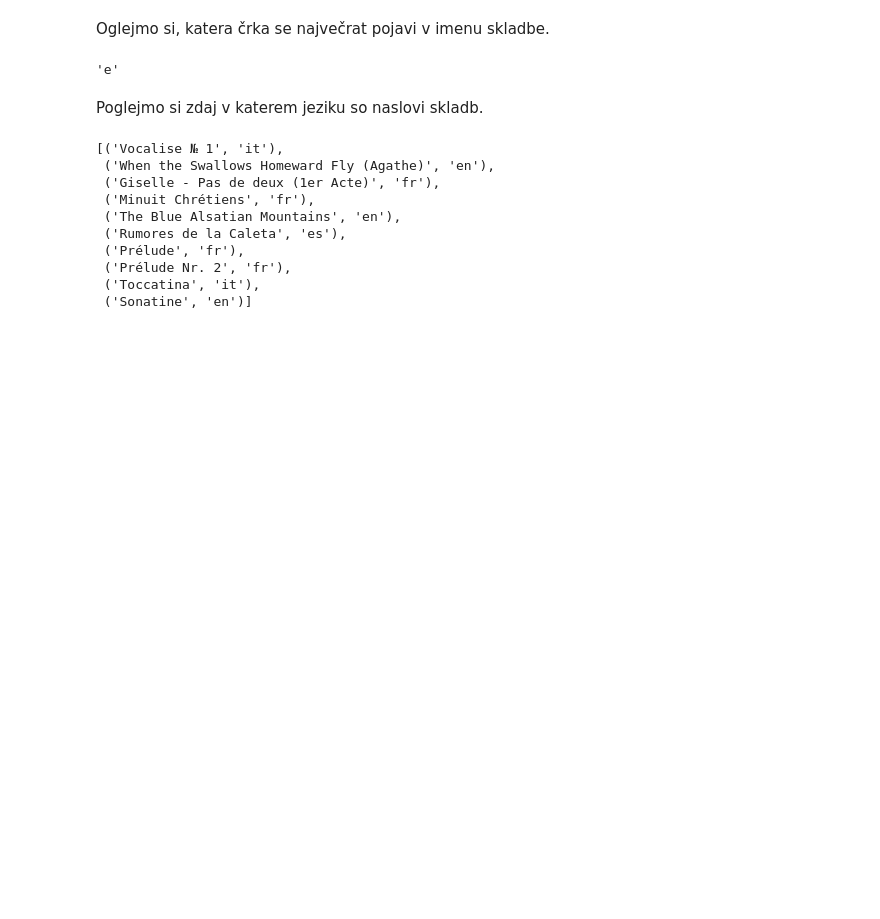
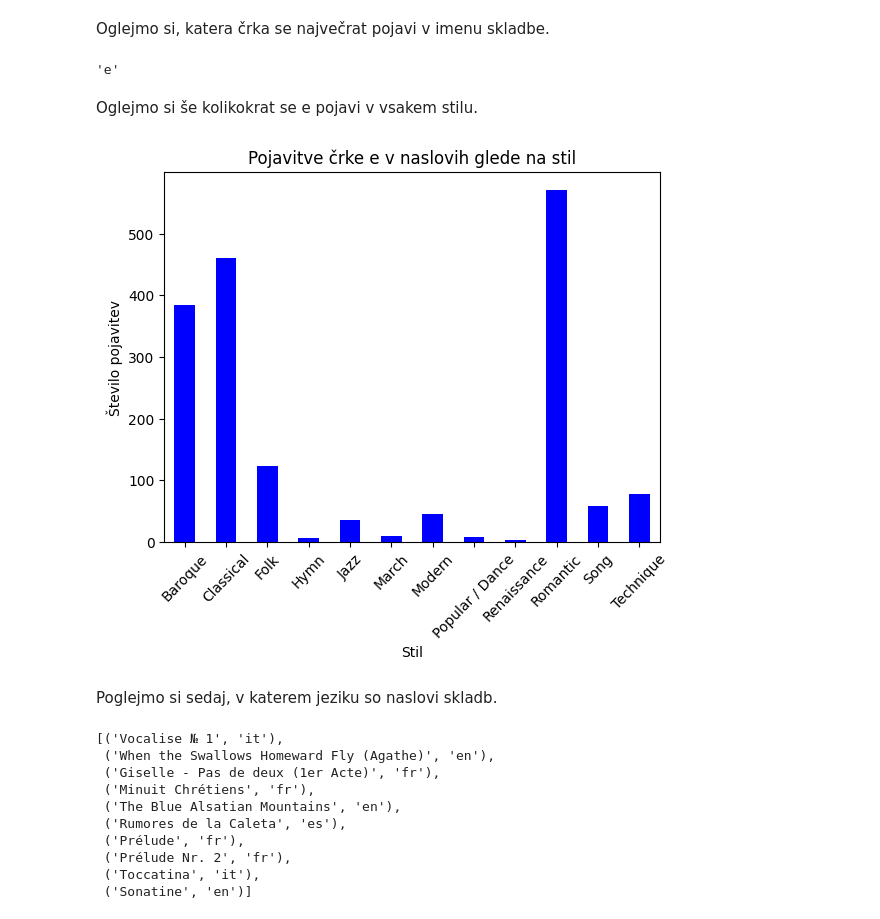
Before and after one commit to mm86903/UVP, a Jupyter notebook: analiza_podatkov.ipynb, the cells around one changed output. Cells and saved outputs as stored; diff of their text form; code cells hidden in the pictures; blank space fills up the shorter version.

```diff
--- a/analiza_podatkov.ipynb
+++ b/analiza_podatkov.ipynb
@@ -222,8 +222,24 @@ for crka, stevilo in slovarcek.items():
 najpogostejsa_crka
 # %% [output]
 'e'
+# %% [markdown]
+Oglejmo si še kolikokrat se e pojavi v vsakem stilu.
+# %%
+tabela["Pojavitve e"] = tabela.index.str.count("e")            #Presteje pojavitve e naslovih skladb
+frekvenca_stila = tabela.groupby("Stil")["Pojavitve e"].sum()  #razdelimo stile v skupine in izberemo stolpev e
+
+#Narisemo se graf
+frekvenca_stila.plot(kind="bar", color="blue")
+plt.title("Pojavitve črke e v naslovih glede na stil")
+plt.xlabel("Stil")
+plt.ylabel("Število pojavitev")
+plt.xticks(rotation=46)
+
+plt.show()
+# %% [output]
+[figure, added]
 # %% [markdown]
-Poglejmo si zdaj v katerem jeziku so naslovi skladb.
+Poglejmo si sedaj, v katerem jeziku so naslovi skladb.
 # %%
 
 def slovar_skladbe_in_jezika(tabela):
```
Also changed, not shown: parts of 1 cell of this notebook.
